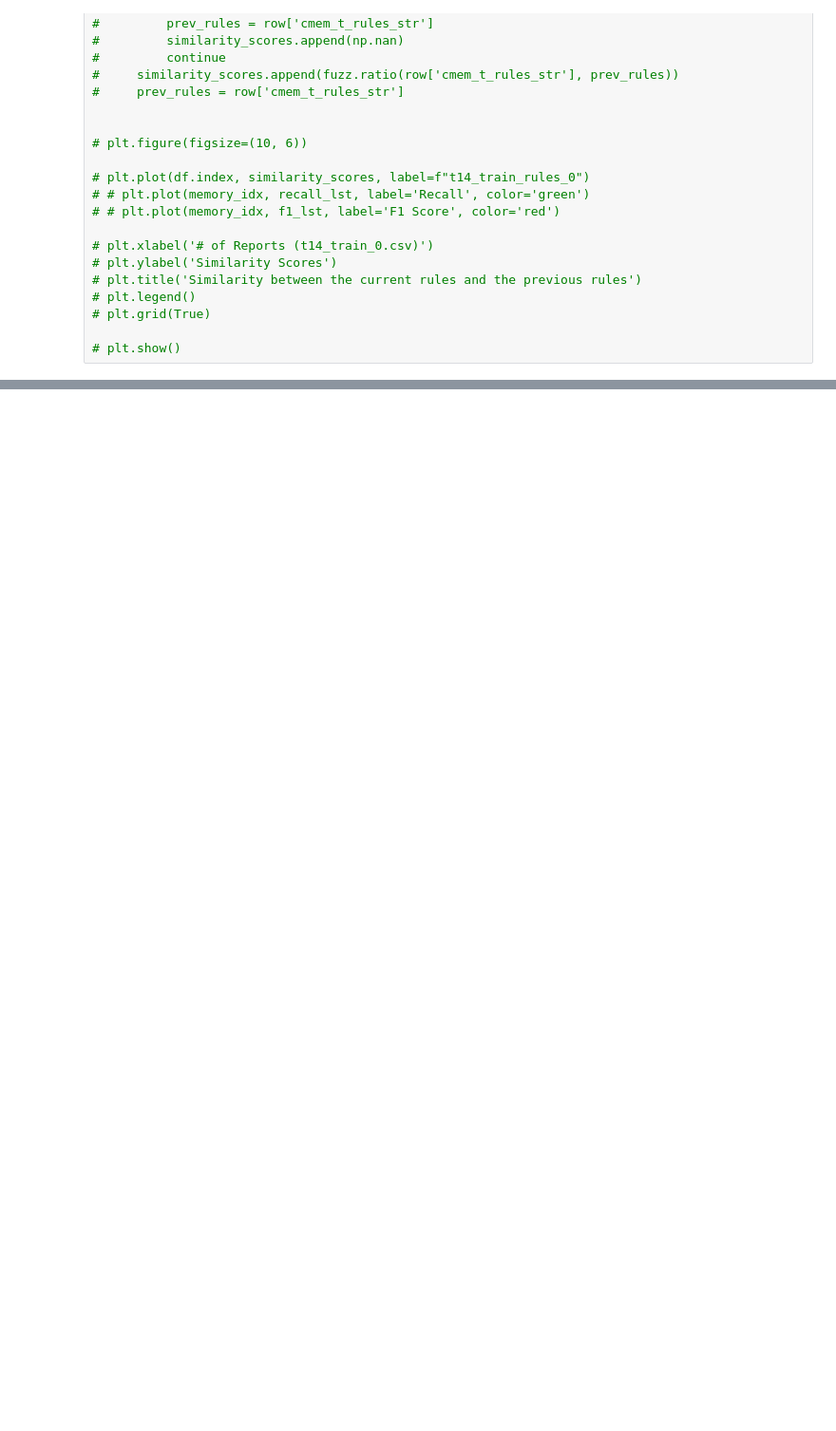
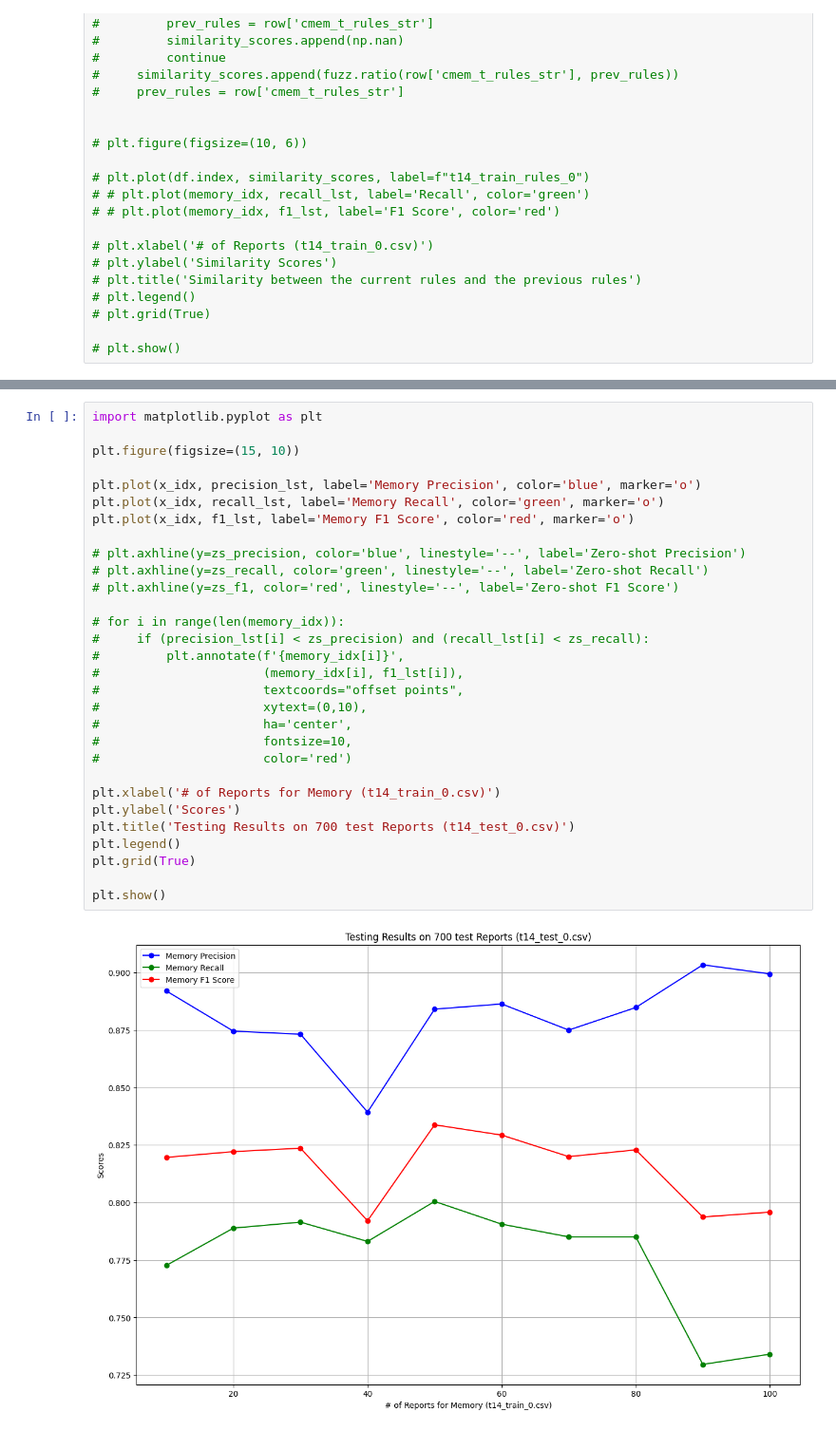
Before and after one commit to CYang-CCI-Lab/selfCorrectionAgent, a Jupyter notebook: analyze.ipynb, the cells around one changed output, grey strips where cells are left out. Shown: that part at 95% size. Drawn from its saved outputs; the diff is of its cells as text; blank space fills up the shorter version.

Commit message:
new dynamic test on 10 times

```diff
--- a/analyze.ipynb
+++ b/analyze.ipynb
@@ -679,0 +716,32 @@ plt.show()
+# %%
+import matplotlib.pyplot as plt
+
+plt.figure(figsize=(15, 10))
+
+plt.plot(x_idx, precision_lst, label='Memory Precision', color='blue', marker='o')
+plt.plot(x_idx, recall_lst, label='Memory Recall', color='green', marker='o')
+plt.plot(x_idx, f1_lst, label='Memory F1 Score', color='red', marker='o')
+
+# plt.axhline(y=zs_precision, color='blue', linestyle='--', label='Zero-shot Precision')
+# plt.axhline(y=zs_recall, color='green', linestyle='--', label='Zero-shot Recall')
+# plt.axhline(y=zs_f1, color='red', linestyle='--', label='Zero-shot F1 Score')
+
+# for i in range(len(memory_idx)):
+#     if (precision_lst[i] < zs_precision) and (recall_lst[i] < zs_recall):
+#         plt.annotate(f'{memory_idx[i]}',
+#                      (memory_idx[i], f1_lst[i]),
+#                      textcoords="offset points",
+#                      xytext=(0,10),
+#                      ha='center',
+#                      fontsize=10,
+#                      color='red')
+
+plt.xlabel('# of Reports for Memory (t14_train_0.csv)')
+plt.ylabel('Scores')
+plt.title('Testing Results on 700 test Reports (t14_test_0.csv)')
+plt.legend()
+plt.grid(True)
+
+plt.show()
+# %% [output]
+[figure, added]
```
Also changed, not shown: parts of 27 cells of this notebook, 11 other files.
